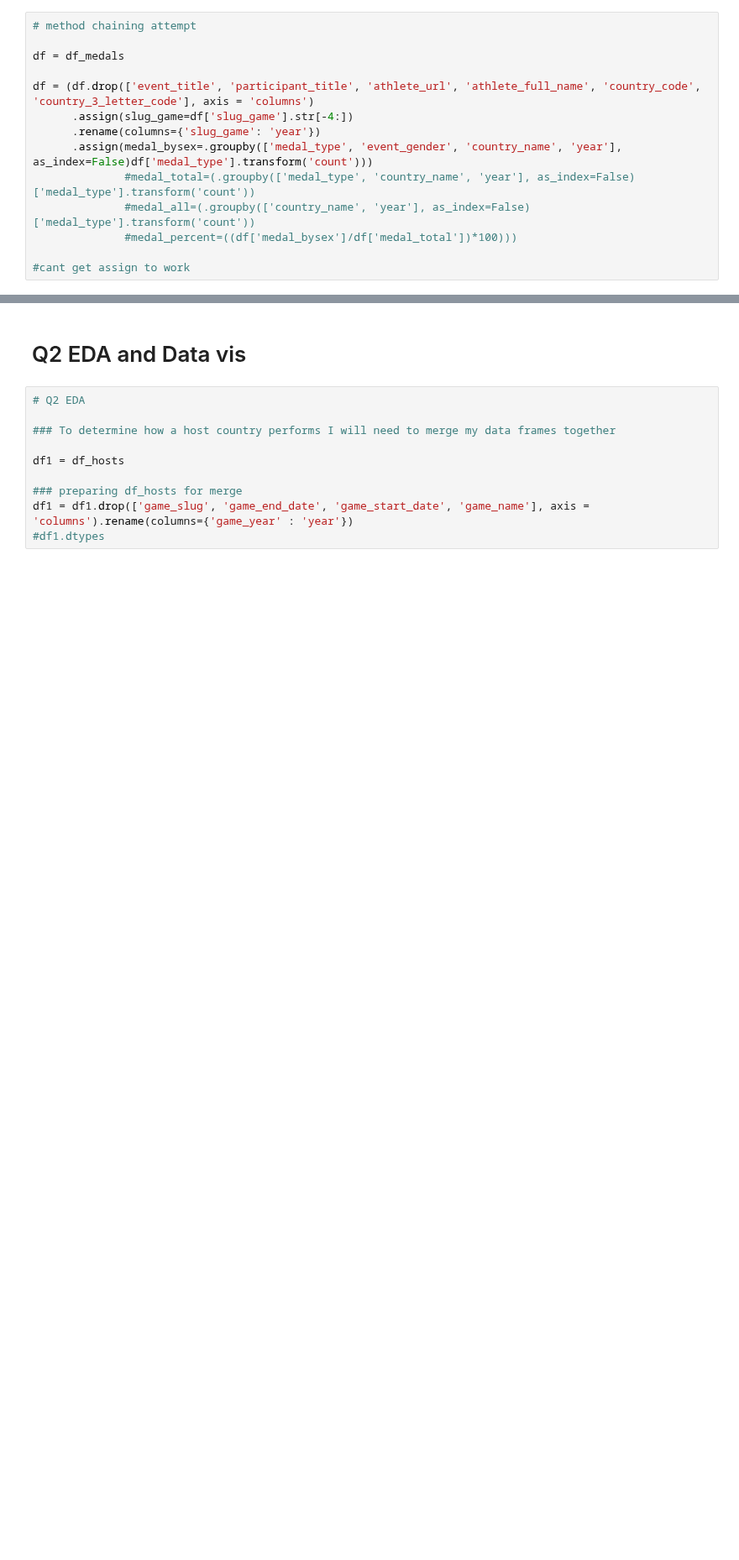
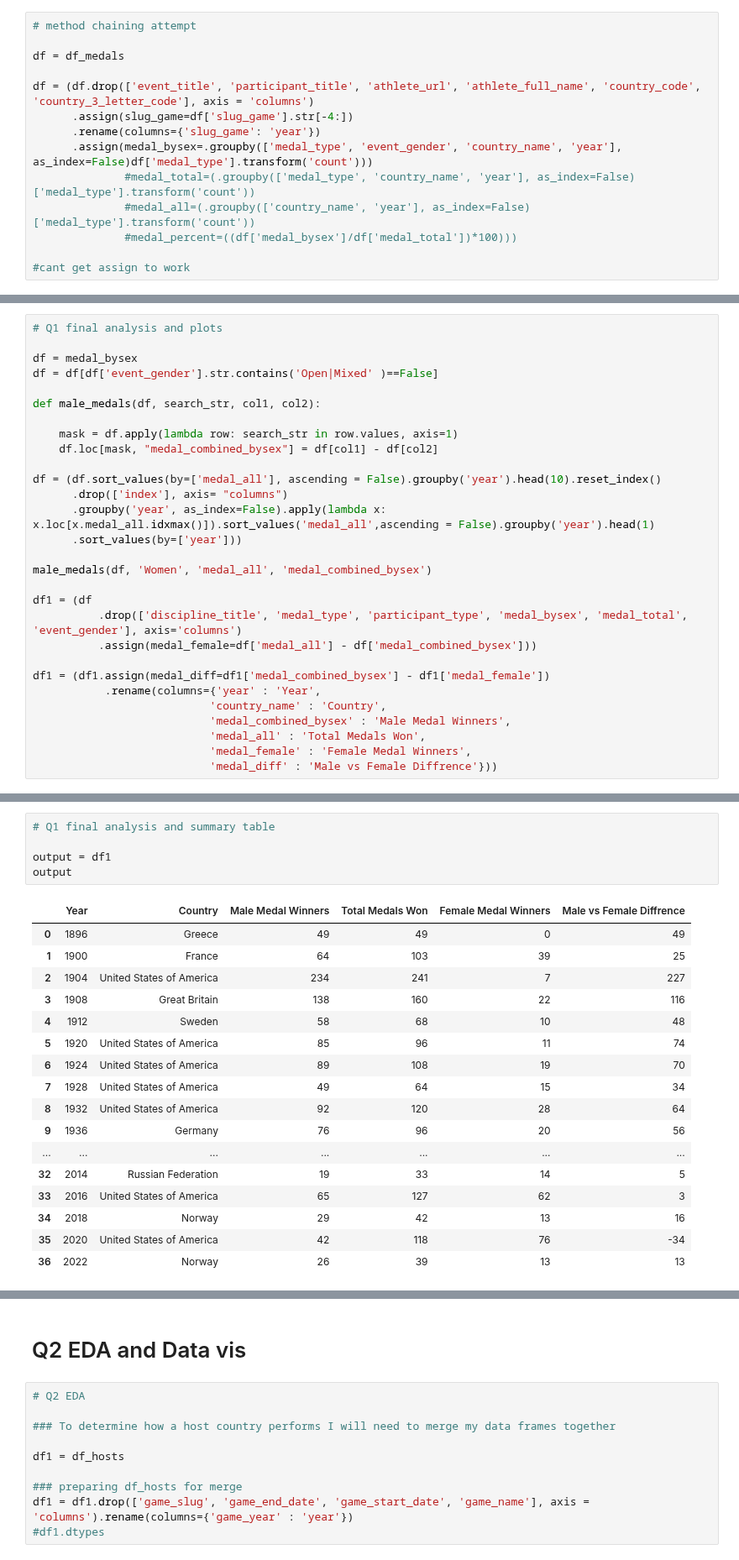
Before and after one commit to ubco-W2022T2-data301/project-group-group17, a Jupyter notebook: analysis/notebooks/analysis_conan.ipynb, the cells around one changed output, grey strips where cells are left out. Shown at 84% size. Saved outputs shown, nothing was run; the diff lists cells and outputs as text; blank space fills up the shorter version.

```diff
--- a/analysis/notebooks/analysis_conan.ipynb
+++ b/analysis/notebooks/analysis_conan.ipynb
@@ -126,0 +121,29 @@ plot
+# %%
+# Q1 final analysis and plots
+
+df = medal_bysex
+df = df[df['event_gender'].str.contains('Open|Mixed' )==False]
+
+def male_medals(df, search_str, col1, col2):
+
+    mask = df.apply(lambda row: search_str in row.values, axis=1)
+    df.loc[mask, "medal_combined_bysex"] = df[col1] - df[col2]
+
+df = (df.sort_values(by=['medal_all'], ascending = False).groupby('year').head(10).reset_index()
+      .drop(['index'], axis= "columns")
+      .groupby('year', as_index=False).apply(lambda x: x.loc[x.medal_all.idxmax()]).sort_values('medal_all',ascending = False).groupby('year').head(1)
+      .sort_values(by=['year']))
+
+male_medals(df, 'Women', 'medal_all', 'medal_combined_bysex')
+
+df1 = (df
+          .drop(['discipline_title', 'medal_type', 'participant_type', 'medal_bysex', 'medal_total', 'event_gender'], axis='columns')
+          .assign(medal_female=df['medal_all'] - df['medal_combined_bysex']))
+
+df1 = (df1.assign(medal_diff=df1['medal_combined_bysex'] - df1['medal_female'])
+           .rename(columns={'year' : 'Year',
+                           'country_name' : 'Country',
+                           'medal_combined_bysex' : 'Male Medal Winners',
+                           'medal_all' : 'Total Medals Won',
+                           'medal_female' : 'Female Medal Winners',
+                           'medal_diff' : 'Male vs Female Diffrence'}))
@@ -126,0 +176,23 @@ plot
+# %%
+# Q1 final analysis and summary table
+
+output = df1
+output
+# %% [output]
+|  | Year | Country | Male Medal Winners | Total Medals Won | Female Medal Winners | Male vs Female Diffrence |
+| 0 | 1896 | Greece | 49 | 49 | 0 | 49 |
+| 1 | 1900 | France | 64 | 103 | 39 | 25 |
+| 2 | 1904 | United States of America | 234 | 241 | 7 | 227 |
+| 3 | 1908 | Great Britain | 138 | 160 | 22 | 116 |
+| 4 | 1912 | Sweden | 58 | 68 | 10 | 48 |
+| 5 | 1920 | United States of America | 85 | 96 | 11 | 74 |
+| 6 | 1924 | United States of America | 89 | 108 | 19 | 70 |
+| 7 | 1928 | United States of America | 49 | 64 | 15 | 34 |
+| 8 | 1932 | United States of America | 92 | 120 | 28 | 64 |
+| 9 | 1936 | Germany | 76 | 96 | 20 | 56 |
+| ... | ... | ... | ... | ... | ... | ... |
+| 32 | 2014 | Russian Federation | 19 | 33 | 14 | 5 |
+| 33 | 2016 | United States of America | 65 | 127 | 62 | 3 |
+| 34 | 2018 | Norway | 29 | 42 | 13 | 16 |
+| 35 | 2020 | United States of America | 42 | 118 | 76 | -34 |
+| 36 | 2022 | Norway | 26 | 39 | 13 | 13 |
```
Also changed, not shown: parts of 10 cells of this notebook.
